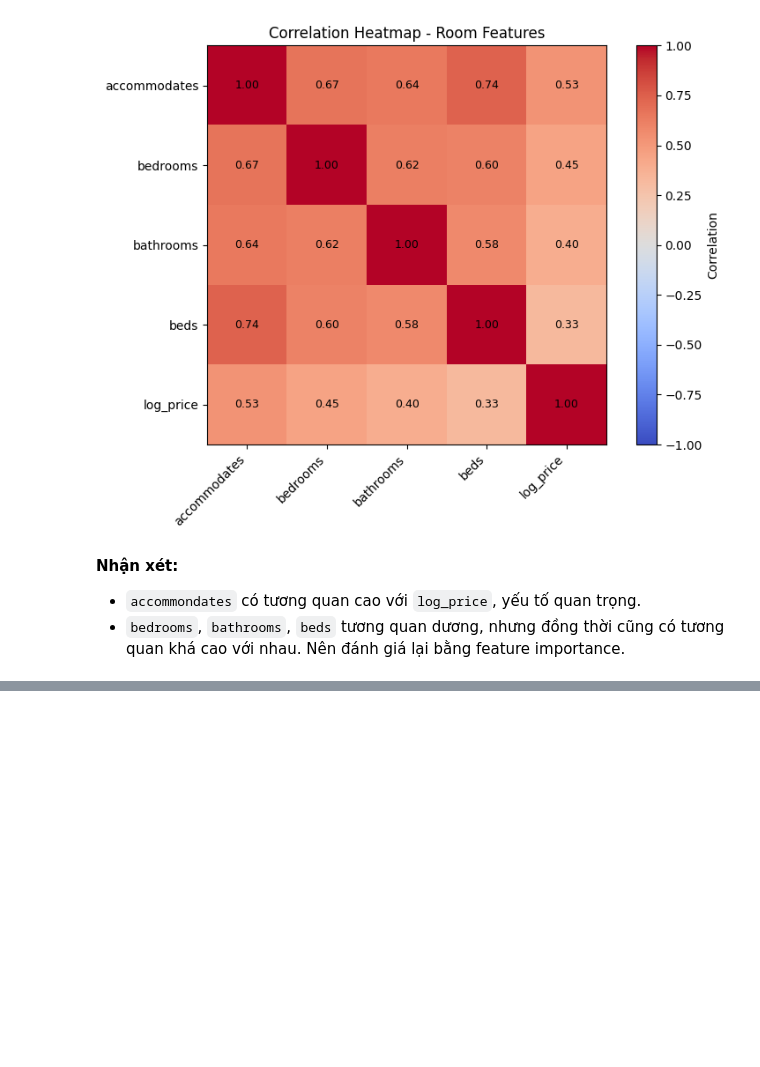
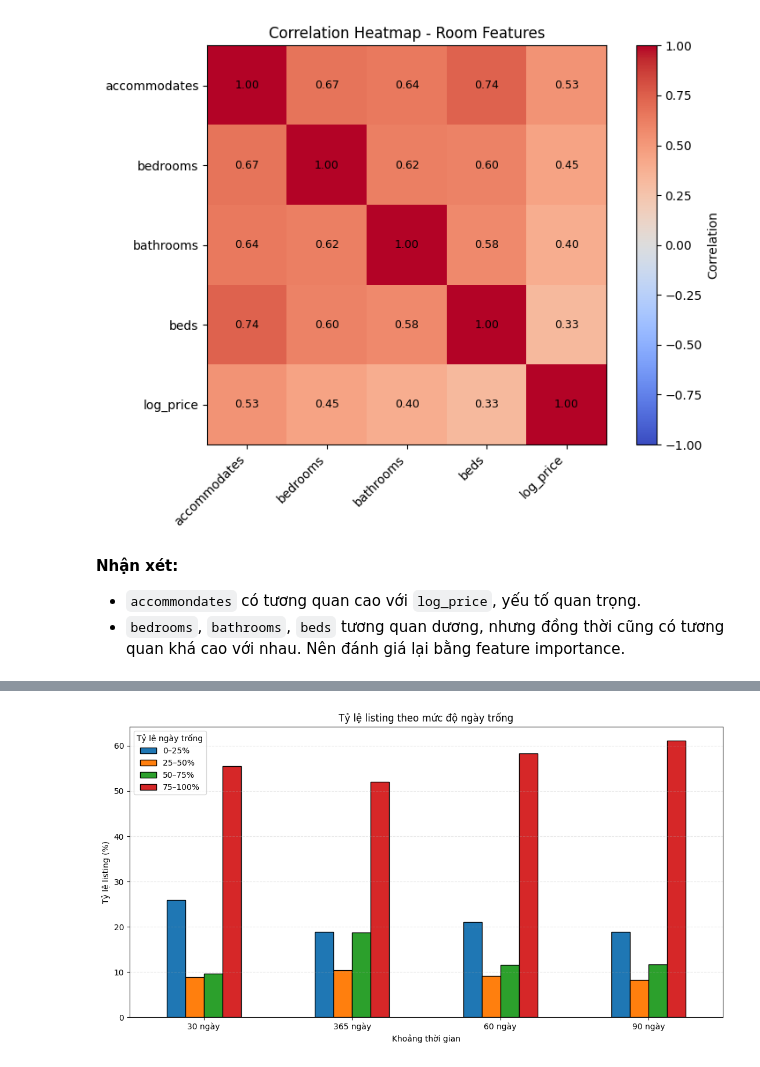
Before and after one commit to pamern/airbnb-analytics-platform, a Jupyter notebook: notebooks/01_eda.ipynb, the cells around one changed output, grey strips where cells are left out. Cells and saved outputs as stored; diff of their text form; code cells hidden in the pictures; blank space fills up the shorter version.

```diff
--- a/notebooks/01_eda.ipynb
+++ b/notebooks/01_eda.ipynb
@@ -586,0 +729,46 @@ plt.show()
+# %%
+availability_grouped = []
+
+bins = [-0.01, 0.25, 0.50, 0.75, 1.00]
+labels = ["0–25%", "25–50%", "50–75%", "75–100%"]
+
+for col in availability_rate_cols:
+    groups = pd.cut(
+        listings_eda[col],
+        bins=bins,
+        labels=labels
+    )
+
+    counts = groups.value_counts(normalize=True).sort_index() * 100
+
+    for group, value in counts.items():
+        availability_grouped.append({
+            "period": titles[col].replace("Tỷ lệ ngày trống trong ", ""),
+            "group": group,
+            "percentage": value
+        })
+
+availability_grouped = pd.DataFrame(availability_grouped)
+
+pivot_availability = availability_grouped.pivot(
+    index="period",
+    columns="group",
+    values="percentage"
+)
+
+pivot_availability.plot(
+    kind="bar",
+    figsize=(11, 6),
+    edgecolor="black"
+)
+
+plt.title("Tỷ lệ listing theo mức độ ngày trống")
+plt.xlabel("Khoảng thời gian")
+plt.ylabel("Tỷ lệ listing (%)")
+plt.xticks(rotation=0)
+plt.legend(title="Tỷ lệ ngày trống")
+plt.grid(axis="y", linestyle="--", alpha=0.3)
+plt.tight_layout()
+plt.show()
+# %% [output]
+[figure, added]
```
Also changed, not shown: parts of 30 cells of this notebook.
